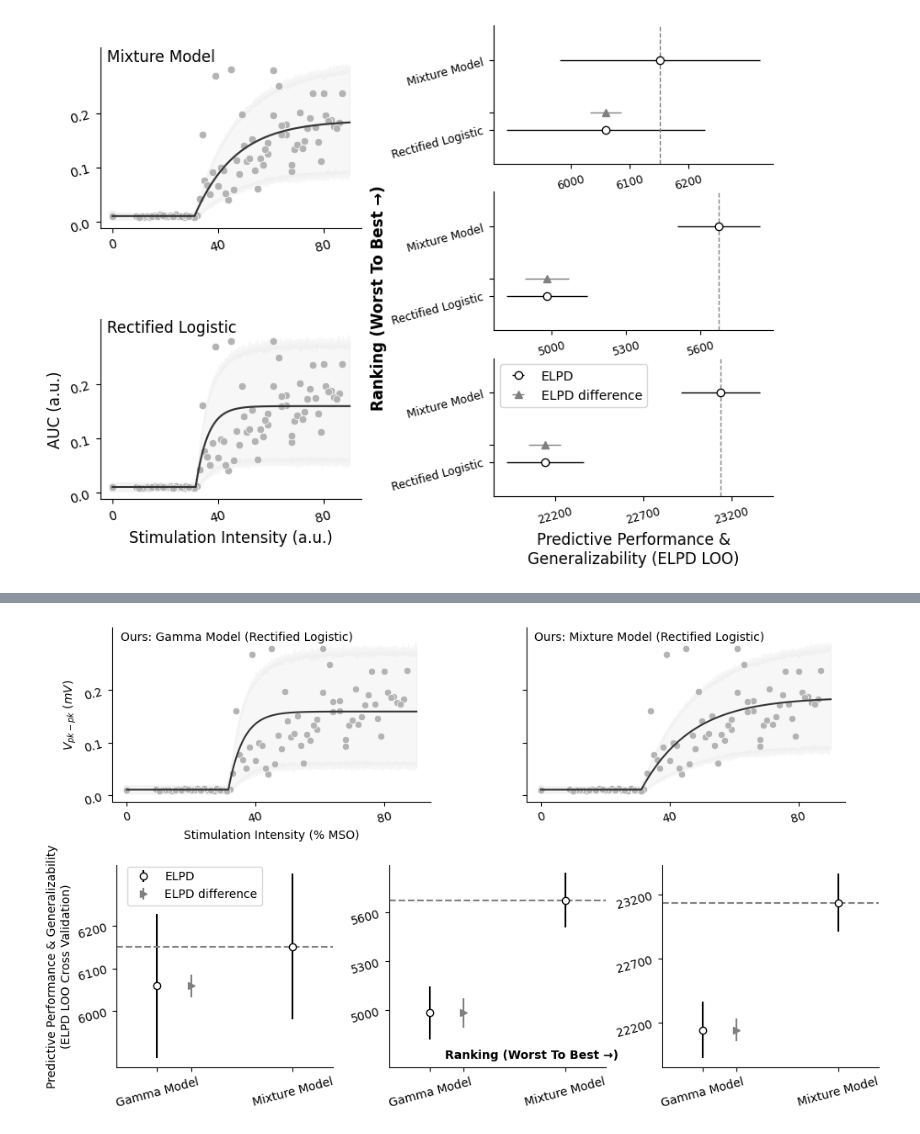
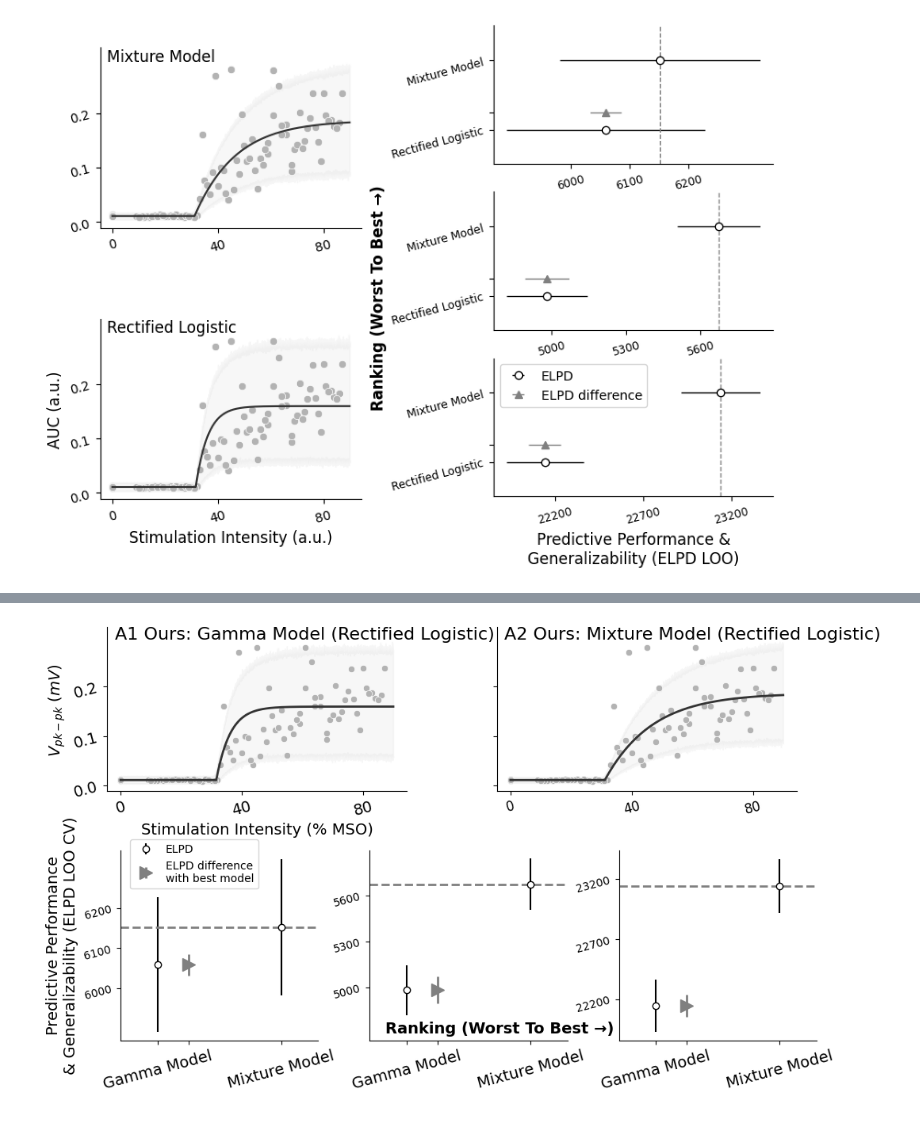
Before and after one commit to hbmep/hbmep-paper, a Jupyter notebook: notebooks/tms/fn-comparison/mixture_comparison.ipynb, the cells around one changed output, grey strips where cells are left out. Drawn from its saved outputs; the diff is of its cells as text; code cells hidden in the pictures.

Commit message:
tex: adjust extension to muscles model

```diff
--- a/notebooks/tms/fn-comparison/mixture_comparison.ipynb
+++ b/notebooks/tms/fn-comparison/mixture_comparison.ipynb
@@ -256,8 +256,10 @@ logger.info(f"Saved to {dest}")
 # %%
 from arviz.labels import BaseLabeller
 
-axis_label_size = 10
-axis_label_smaller = 10
+axis_label_size = 14
+axis_label_smaller = 14
+tick_size = 12
+inset_size = 16
 
 max_color, max_alpha = 255, 100
 posterior_color = (204 / max_color, 204 / max_color, 204 / max_color, 15 / max_alpha)
@@ -275,13 +277,13 @@ def plot_ppd(ax, i, muscle_ind=0):
         color=posterior_color
     )
     sns.scatterplot(x=df[base_model.intensity], y=df[base_model.response[muscle_ind]], color=scatter_color, edgecolor=scatter_edgecolor, ax=ax)
-    sns.lineplot(x=prediction_df[base_model.intensity], y=out[i], color=curve_color, ax=ax)
+    sns.lineplot(x=prediction_df[base_model.intensity], y=out[i], color=curve_color, ax=ax, linewidth=2)
     ax.set_xlabel("")
     ax.set_ylabel("")
     ax.set_title("")
-    if i == 1: model_name = "Ours: Gamma Model (Rectified Logistic)"
-    if i == 0: model_name = "Ours: Mixture Model (Rectified Logistic)"
-    ax.text(-2, .295, model_name, fontsize=axis_label_size)
+    if i == 1: model_name = "A1 Ours: Gamma Model (Rectified Logistic)"
+    if i == 0: model_name = "A2 Ours: Mixture Model (Rectified Logistic)"
+    ax.text(-2, .295, model_name, fontsize=inset_size)
     return
 
 
@@ -320,11 +322,11 @@ def plot_compare_df(ax, comp_df):
         y=comp_df[information_criterion].iloc[1:],
         x=yticks_pos[1::2],
         yerr=comp_df.dse[1:],
-        label="ELPD difference",
+        label="ELPD difference\nwith best model",
         color="grey",
         fmt=">",
-        # mew=linewidth,
-        # elinewidth=linewidth,
+        ms=12,
+        linewidth=2
     )
     plot_kwargs = {}
     # linewidth =
@@ -332,7 +334,7 @@ def plot_compare_df(ax, comp_df):
         comp_df[information_criterion].iloc[0],
         ls=plot_kwargs.get("ls_min_ic", "--"),
         color=plot_kwargs.get("color_ls_min_ic", "grey"),
-        # lw=linewidth,
+        linewidth=2
     )
     ax.set_xticks(yticks_pos)
     ax.set_xticklabels(yticks_labels)
@@ -371,7 +373,7 @@ for i, ax in enumerate(axes.flat[::-1]):
         labelright=False,
         labeltop=False,
         labelrotation=15,
-        labelsize=axis_label_smaller
+        labelsize=tick_size
     )
 
 ax = axes[0, 0]
@@ -417,9 +419,9 @@ ax = axes[0, 1]
 ax.text(-.25, 4700, "Ranking (Worst To Best →)", fontweight="semibold", fontsize=axis_label_size, rotation=0, ha="center", zorder=5)
 
 ax = axes[0, 0]
-ax.set_ylabel("Predictive Performance & Generalizability\n(ELPD LOO Cross Validation)", fontsize=axis_label_size)
+ax.set_ylabel("Predictive Performance\n& Generalizability (ELPD LOO CV)", fontsize=axis_label_size)
 
-subfig.subplots_adjust(left=.085, right=.99, bottom=.2, top=1, wspace=.26)
+subfig.subplots_adjust(left=.097, right=.975, bottom=.2, top=1, wspace=.26)
 
 fig.align_xlabels()
 fig.align_ylabels()
@@ -436 +438 @@ logger.info(f"Saved to {dest}")
-[figure, old version]
+[figure, new version]
```
Also changed, not shown: parts of 4 cells of this notebook, 4 other files.
